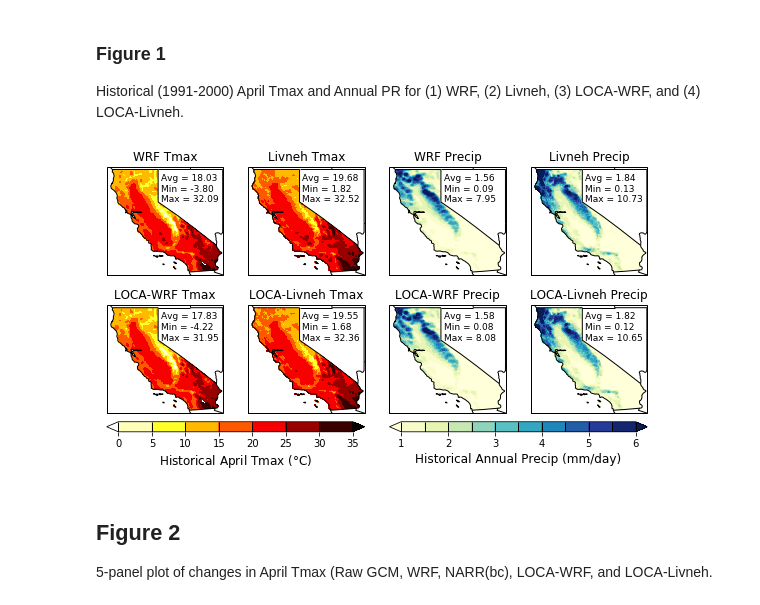
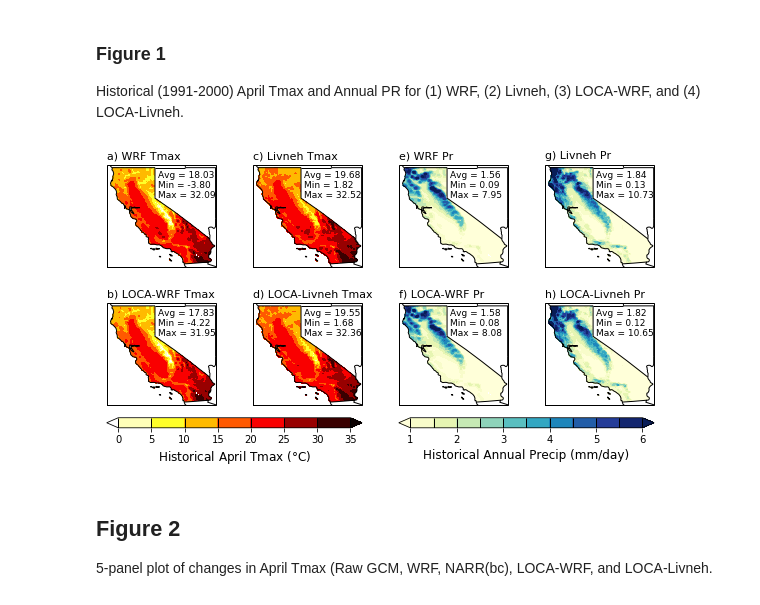
Before and after one commit to neil-berg/doe-downscaling, a Jupyter notebook: paper-figures.ipynb, the cells around one changed output. Drawn from its saved outputs; the diff is of its cells as text; code cells hidden in the pictures.

Commit message:
panel titles

```diff
--- a/paper-figures.ipynb
+++ b/paper-figures.ipynb
@@ -97,7 +97,7 @@ fig = plt.figure(figsize=(8,4))
 
 ax1 = fig.add_subplot(2, 4, 1, projection=ccrs.PlateCarree())
 ax1.coastlines('50m')
-ax1.set_title('WRF Tmax', fontsize=12)
+ax1.set_title('a) WRF Tmax', loc='left', fontsize=11)
 ax1.add_feature(states_provinces, edgecolor='black')
 ax1.add_feature(cfeature.BORDERS)
 ax1.set_extent([235.25,246,32.25,42.25])
@@ -117,7 +117,7 @@ plot1 = ax1.contourf(lon, lat, wrf_tmax, ticks_tmax, transform=ccrs.PlateCarree(
 
 ax2 = fig.add_subplot(2, 4, 2, projection=ccrs.PlateCarree())
 ax2.coastlines('50m')
-ax2.set_title('Livneh Tmax', fontsize=12)
+ax2.set_title('c) Livneh Tmax', loc='left', fontsize=11)
 ax2.add_feature(states_provinces, edgecolor='black')
 ax2.add_feature(cfeature.BORDERS)
 ax2.set_extent([235.25,246,32.25,42.25])
@@ -137,7 +137,7 @@ plot2 = ax2.contourf(lon, lat, livneh_tmax, ticks_tmax, transform=ccrs.PlateCarr
 
 ax3 = fig.add_subplot(2, 4, 3, projection=ccrs.PlateCarree())
 ax3.coastlines('50m')
-ax3.set_title('WRF Precip', fontsize=12)
+ax3.set_title('e) WRF Pr', loc='left', fontsize=11)
 ax3.add_feature(states_provinces, edgecolor='black')
 ax3.add_feature(cfeature.BORDERS)
 ax3.set_extent([235.25,246,32.25,42.25])
@@ -157,7 +157,7 @@ plot3 = ax3.contourf(lon, lat, wrf_pr, ticks_pr, transform=ccrs.PlateCarree(), c
 
 ax4 = fig.add_subplot(2, 4, 4, projection=ccrs.PlateCarree())
 ax4.coastlines('50m')
-ax4.set_title('Livneh Precip', fontsize=12)
+ax4.set_title('g) Livneh Pr', loc='left', fontsize=11)
 ax4.add_feature(states_provinces, edgecolor='black')
 ax4.add_feature(cfeature.BORDERS)
 ax4.set_extent([235.25,246,32.25,42.25])
@@ -177,7 +177,7 @@ plot4 = ax4.contourf(lon, lat, livneh_pr, ticks_pr, transform=ccrs.PlateCarree()
 
 ax5 = fig.add_subplot(2, 4, 5, projection=ccrs.PlateCarree())
 ax5.coastlines('50m')
-ax5.set_title('LOCA-WRF Tmax', fontsize=12)
+ax5.set_title('b) LOCA-WRF Tmax', loc='left', fontsize=11)
 ax5.add_feature(states_provinces, edgecolor='black')
 ax5.add_feature(cfeature.BORDERS)
 ax5.set_extent([235.25,246,32.25,42.25])
@@ -197,7 +197,7 @@ plot5 = ax5.contourf(lon, lat, loca_wrf_tmax, ticks_tmax, transform=ccrs.PlateCa
 
 ax6 = fig.add_subplot(2, 4, 6, projection=ccrs.PlateCarree())
 ax6.coastlines('50m')
-ax6.set_title('LOCA-Livneh Tmax', fontsize=12)
+ax6.set_title('d) LOCA-Livneh Tmax', loc='left', fontsize=11)
 ax6.add_feature(states_provinces, edgecolor='black')
 ax6.add_feature(cfeature.BORDERS)
 ax6.set_extent([235.25,246,32.25,42.25])
@@ -217,7 +217,7 @@ plot6 = ax6.contourf(lon, lat, loca_livneh_tmax, ticks_tmax, transform=ccrs.Plat
 
 ax7 = fig.add_subplot(2, 4, 7, projection=ccrs.PlateCarree())
 ax7.coastlines('50m')
-ax7.set_title('LOCA-WRF Precip', fontsize=12)
+ax7.set_title('f) LOCA-WRF Pr', loc='left', fontsize=11)
 ax7.add_feature(states_provinces, edgecolor='black')
 ax7.add_feature(cfeature.BORDERS)
 ax7.set_extent([235.25,246,32.25,42.25])
@@ -237,7 +237,7 @@ plot7 = ax7.contourf(lon, lat, loca_wrf_pr, ticks_pr, transform=ccrs.PlateCarree
 
 ax8 = fig.add_subplot(2, 4, 8, projection=ccrs.PlateCarree())
 ax8.coastlines('50m')
-ax8.set_title('LOCA-Livneh Precip', fontsize=12)
+ax8.set_title('h) LOCA-Livneh Pr', loc='left', fontsize=11)
 ax8.add_feature(states_provinces, edgecolor='black')
 ax8.add_feature(cfeature.BORDERS)
 ax8.set_extent([235.25,246,32.25,42.25])
@@ -258,35 +258,35 @@ plot8 = ax8.contourf(lon, lat, loca_livneh_pr, ticks_pr, transform=ccrs.PlateCar
 fig.tight_layout()
 
 # Colorbar specifications
 cbar_height = 0.035
 
 # Obtain axes coordinates for each subplot for colorbar positioning
 ax1_pos = ax1.get_position() # details on ax1_pos.x0, .y0, .x1, .y1, .height .width
 ax2_pos = ax2.get_position()
 ax3_pos = ax3.get_position()
 ax4_pos = ax4.get_position()
 ax5_pos = ax5.get_position()
 ax6_pos = ax6.get_position()
 ax7_pos = ax7.get_position()
 ax8_pos = ax8.get_position()
 
 # Colorbar for Tmax panels (1, 2, 5, 6)
 cbar_ax_tmax = fig.add_axes([ax5_pos.x0, ax5_pos.y0-.05, ax6_pos.x1-ax5_pos.x0, cbar_height]) # bottom left corner x,y, and width, height
 cbar_tmax = plt.colorbar(plot1, cax=cbar_ax_tmax, orientation='horizontal', drawedges=True, extend='both')
 cbar_tmax.dividers.set_edgecolor('black')
 cbar_tmax.dividers.set_linewidth(1)
 cbar_tmax.set_label('Historical April Tmax '+'('+r'$\degree$'+'C)', fontsize=12)
 
 # Colorbar for Pr panels (3, 4, 7, 8)
 cbar_ax_pr = fig.add_axes([ax7_pos.x0, ax7_pos.y0-.05, ax8_pos.x1-ax7_pos.x0, cbar_height]) # bottom left corner x,y, and width, height
 cbar_pr = plt.colorbar(plot3, cax=cbar_ax_pr, orientation='horizontal', drawedges=True, extend='both')
 cbar_pr.dividers.set_edgecolor('black')
 cbar_pr.dividers.set_linewidth(1)
 cbar_pr.set_label('Historical Annual Precip (mm/day)', fontsize=12)
 
-plt.savefig('/Users/nberg/projects/doe/figures/Figure1.eps', dpi=300, bbox_inches='tight')
+plt.savefig('/Users/nberg/projects/doe/figures/Figure1.jpeg', dpi=300, bbox_inches='tight')
 # %% [output]
-[figure, old version]
+[figure, new version]
 # %% [markdown]
 ## Figure 2
 
```
